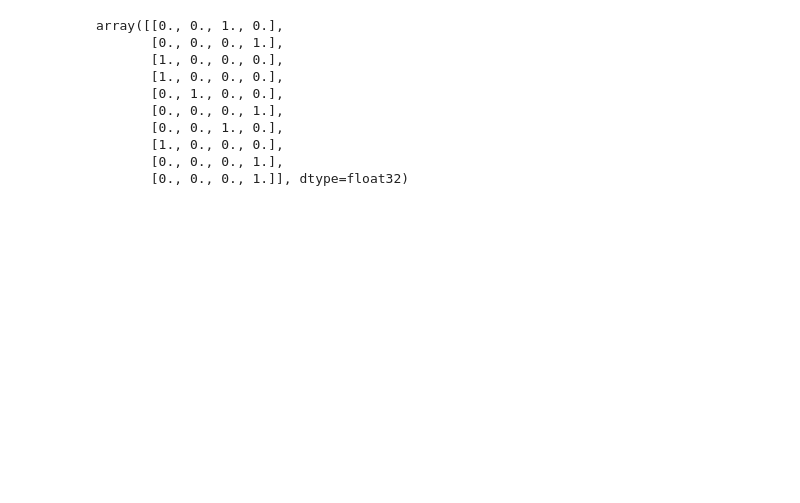
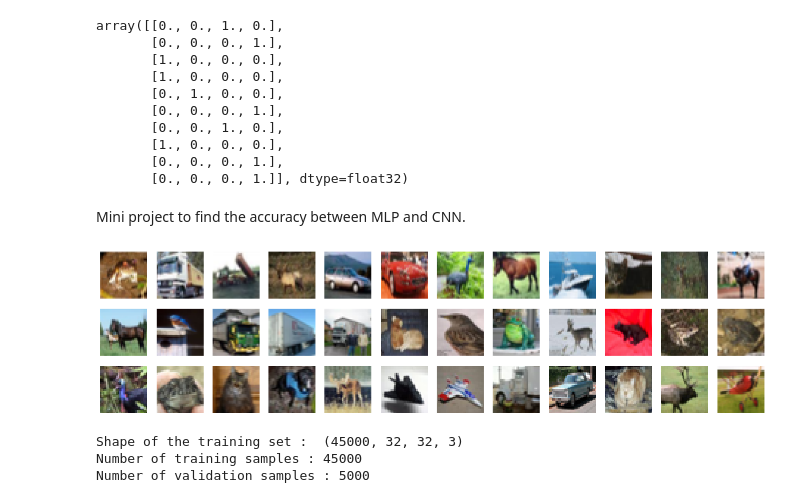
Before and after one commit to abhisheksgithub/MLAdvancedPractice, a Jupyter notebook: CNNPractice.ipynb, the cells around one changed output. Cells and saved outputs as stored; diff of their text form; code cells hidden in the pictures; blank space fills up the shorter version.

```diff
--- a/CNNPractice.ipynb
+++ b/CNNPractice.ipynb
@@ -20,3 +20,24 @@ array([[0., 0., 1., 0.],
        [1., 0., 0., 0.],
        [0., 0., 0., 1.],
        [0., 0., 0., 1.]], dtype=float32)
+# %% [markdown]
+Mini project to find the accuracy between MLP and CNN.
+# %%
+# Loading the CIFAR database present in the keras library
+from keras.datasets import cifar10
+import keras.utils as utls
+import numpy as np
+import matplotlib.pyplot as plt
+
+(x_train, y_train), (x_test, y_test) = cifar10.load_data()
+# %%
+# test = np.asarray(x_train[0])
+# test[0].shape
+# Display few of the images, figsize is the length and bredth of each block
+
+fig = plt.figure(figsize=(20,5))
+for i in range(1, 37):
+  ax = fig.add_subplot(3, 12, i, xticks = [], yticks = [])
+  ax.imshow(np.squeeze(x_train[i-1]))
+# %% [output]
+[figure, added]
@@ -22,0 +54,10 @@ array([[0., 0., 1., 0.],
+# %%
+# shape of the training set
+print('Shape of the training set : ', x_train.shape)
+
+# number of training samples
+print('Number of training samples :', x_train.shape[0], '\nNumber of validation samples :', x_valid.shape[0])
+# %% [output]
+Shape of the training set :  (45000, 32, 32, 3)
+Number of training samples : 45000
+Number of validation samples : 5000
```
Also changed, not shown: parts of 12 cells of this notebook.
